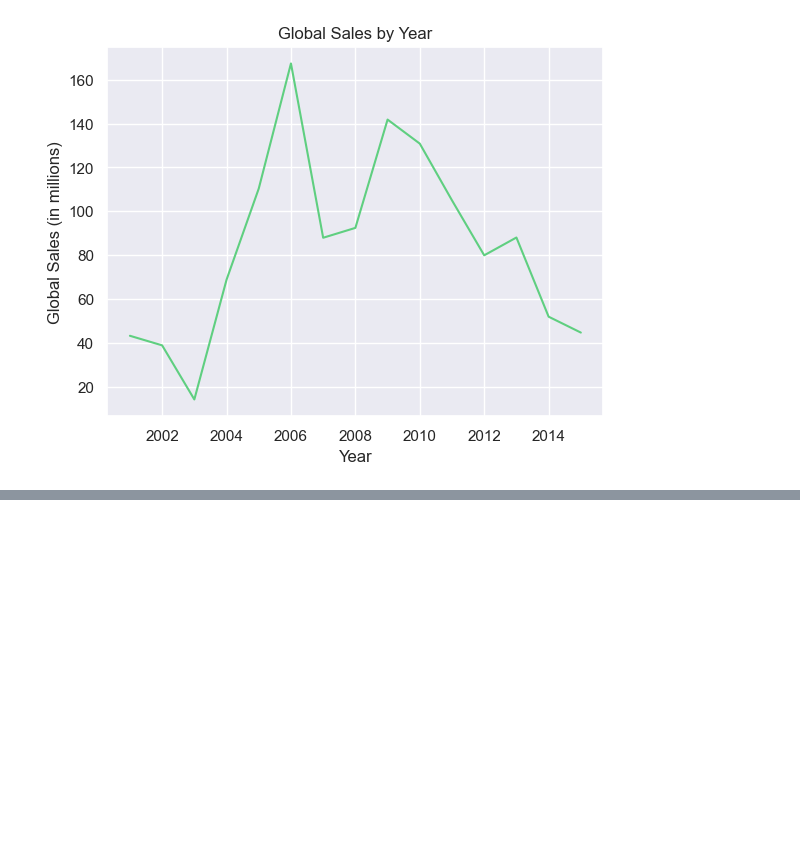
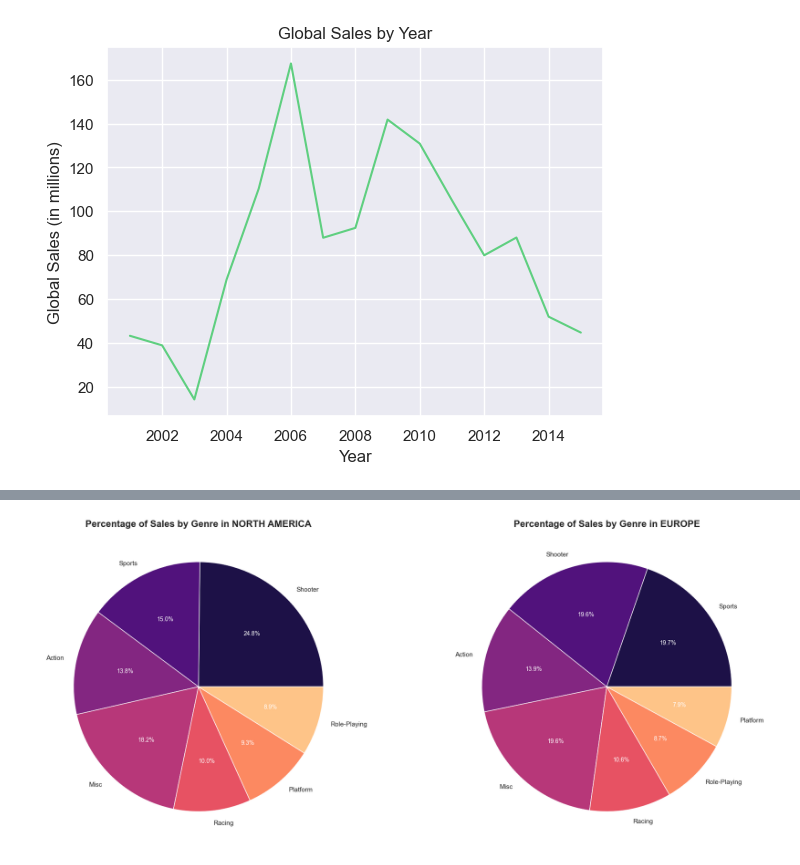
Before and after one commit to brian-jensen/datd-graphing-video-game-sales, a Jupyter notebook: top_100_video_game_sales.ipynb, the cells around one changed output, grey strips where cells are left out. Drawn from its saved outputs; the diff is of its cells as text; code cells hidden in the pictures; blank space fills up the shorter version.

```diff
--- a/top_100_video_game_sales.ipynb
+++ b/top_100_video_game_sales.ipynb
@@ -86,0 +227,37 @@ plt.show()
+# %%
+def consolidate_small_genres(data, region):
+    genre_sales = data.groupby('Genre')[region]
+    genre_sales = genre_sales.sum().sort_values(ascending=False)
+    threshold = 0.06 * genre_sales.sum()
+    small_genres = genre_sales[genre_sales < threshold]
+    genre_sales = genre_sales[genre_sales >= threshold]
+    genre_sales['Misc'] += small_genres.sum()
+    return genre_sales
+
+def plot_pie_chart(ax, genre_sales, title):
+    colors = sns.color_palette("magma", n_colors=len(genre_sales))
+    wedges, texts, autotexts = ax.pie(genre_sales,
+                                      labels=genre_sales.index,
+                                      autopct='%1.1f%%',
+                                      colors=colors)
+    ax.set_title(f'Percentage of Sales by Genre in {title.upper()}',
+                 fontsize='16',
+                 fontweight='bold')
+    for autotext in autotexts:
+        autotext.set(size=10, color="white")
+
+regions_and_titles = [
+    ('NA_Sales', 'North America'),
+    ('EU_Sales', 'Europe')
+]
+
+fig, ax = plt.subplots(1, 2, figsize=(20, 8))
+
+for axis, (region, title) in zip(ax, regions_and_titles):
+    sales = consolidate_small_genres(df, region)
+    plot_pie_chart(axis, sales, title)
+
+plt.tight_layout()
+plt.show()
+# %% [output]
+[figure, added]
```
Also changed, not shown: parts of 13 cells of this notebook.
